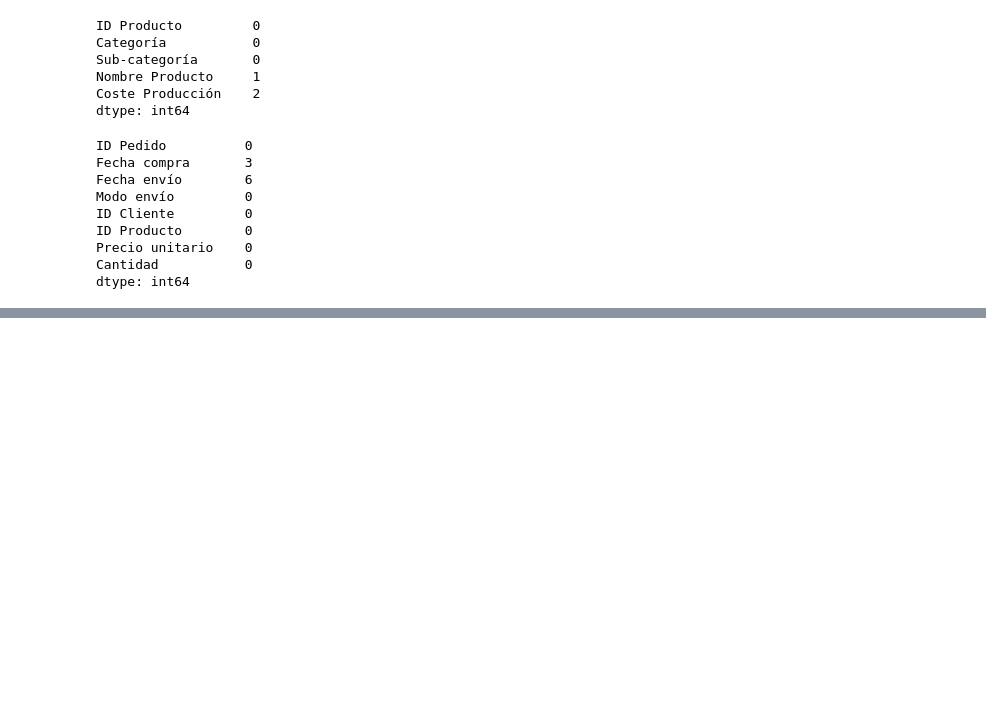
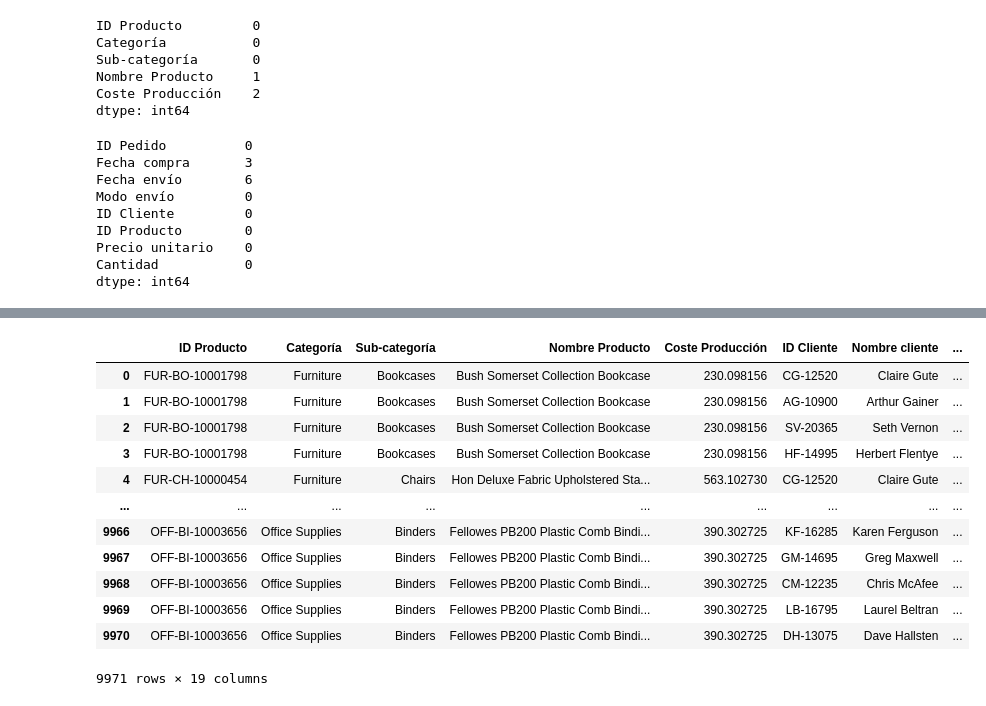
Before and after one commit to FedericoPerezCannizzaro/Practica-creo-Dataset, a Jupyter notebook: Creo - Dataset.ipynb, the cells around one changed output, grey strips where cells are left out. Drawn from its saved outputs; the diff is of its cells as text; code cells hidden in the pictures; blank space fills up the shorter version.

```diff
--- a/Creo - Dataset.ipynb
+++ b/Creo - Dataset.ipynb
@@ -92,0 +168,2 @@ transformo en int las columnas con valores numericos que deben ser cambiadas
+# %%
+df_Productos["Coste Producción"] = pd.to_numeric(df_Productos["Coste Producción"],errors = 'coerce')
@@ -92,0 +187,17 @@ transformo en int las columnas con valores numericos que deben ser cambiadas
+# %%
+df_global = df_Productos.merge(m1, on="ID Producto",how="inner")
+df_global
+# %% [output]
+|  | ID Producto | Categoría | Sub-categoría | Nombre Producto | Coste Producción | ID Cliente | Nombre cliente | ... |
+| 0 | FUR-BO-10001798 | Furniture | Bookcases | Bush Somerset Collection Bookcase | 230.098156 | CG-12520 | Claire Gute | ... |
+| 1 | FUR-BO-10001798 | Furniture | Bookcases | Bush Somerset Collection Bookcase | 230.098156 | AG-10900 | Arthur Gainer | ... |
+| 2 | FUR-BO-10001798 | Furniture | Bookcases | Bush Somerset Collection Bookcase | 230.098156 | SV-20365 | Seth Vernon | ... |
+| 3 | FUR-BO-10001798 | Furniture | Bookcases | Bush Somerset Collection Bookcase | 230.098156 | HF-14995 | Herbert Flentye | ... |
+| 4 | FUR-CH-10000454 | Furniture | Chairs | Hon Deluxe Fabric Upholstered Sta... | 563.102730 | CG-12520 | Claire Gute | ... |
+| ... | ... | ... | ... | ... | ... | ... | ... | ... |
+| 9966 | OFF-BI-10003656 | Office Supplies | Binders | Fellowes PB200 Plastic Comb Bindi... | 390.302725 | KF-16285 | Karen Ferguson | ... |
+| 9967 | OFF-BI-10003656 | Office Supplies | Binders | Fellowes PB200 Plastic Comb Bindi... | 390.302725 | GM-14695 | Greg Maxwell | ... |
+| 9968 | OFF-BI-10003656 | Office Supplies | Binders | Fellowes PB200 Plastic Comb Bindi... | 390.302725 | CM-12235 | Chris McAfee | ... |
+| 9969 | OFF-BI-10003656 | Office Supplies | Binders | Fellowes PB200 Plastic Comb Bindi... | 390.302725 | LB-16795 | Laurel Beltran | ... |
+| 9970 | OFF-BI-10003656 | Office Supplies | Binders | Fellowes PB200 Plastic Comb Bindi... | 390.302725 | DH-13075 | Dave Hallsten | ... |
+9971 rows × 19 columns
```
Also changed, not shown: parts of 23 cells of this notebook.
